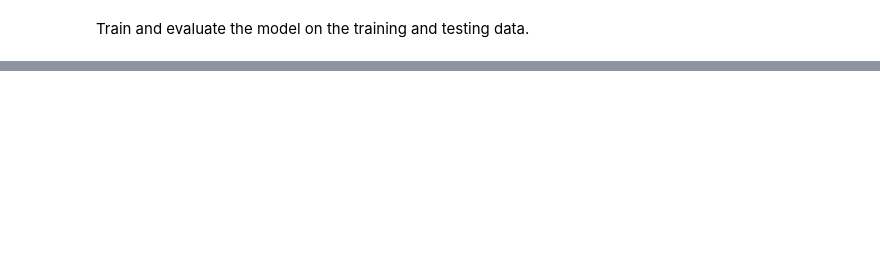
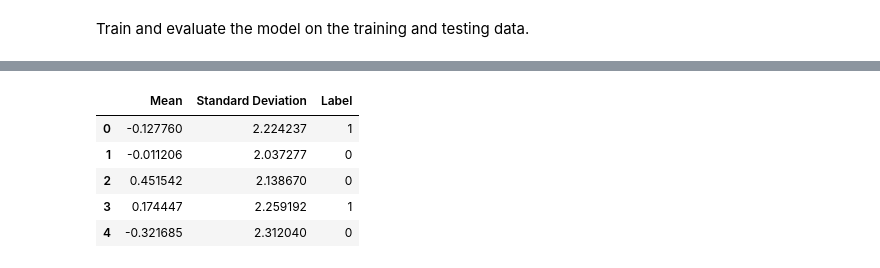
Before and after one commit to JustusRen/AI_Measurements, a Jupyter notebook: ann.ipynb, the cells around one changed output, grey strips where cells are left out. Cells and saved outputs as stored; diff of their text form; code cells hidden in the pictures; blank space fills up the shorter version.

Commit message:
Finalize BNN code and prediction output, delete extraneous files.

```diff
--- a/ann.ipynb
+++ b/ann.ipynb
@@ -276,7 +292,7 @@ def posterior(kernel_size, bias_size, dtype=None):
 Create and compile model. The code below creates a hybrid BNN with 2 8-unit deterministic layers and a 2-unit probabilistic layer. The output is a normal distribution based on the parameters learned in the posterior functions/distribution.
 # %%
 inputs = keras.Input(
-    shape=(feature_size,), dtype=tf.float64
+    shape=(maxlen,), dtype=tf.float64
 )
 
 features = keras.layers.BatchNormalization()(inputs)
@@ -350,27 +364,32 @@ Testing accuracy: 1.0
 # %%
 PREDICTION_ITERATIONS = 100
 
-results = pd.DataFrame(columns=['average', 'std', 'label'])
+results = {
+    'Mean': [],
+    'Standard Deviation': [],
+    'Label': [],
+}
 
 # predict on test samples
-for i, sample in enumerate(X_ts):
+for i, sample in enumerate(X_ts[0:50, :]):
     sample = sample.reshape(1, sample.shape[0])
     predictions = []
 
     for _ in range(PREDICTION_ITERATIONS):
         predictions.append(model.predict(sample))
 
     predictions = np.concatenate(predictions, axis=1)
-    average = np.average(predictions, axis=1)
-    standard_deviation = np.std(predictions, axis=1)
 
-    frame = pd.DataFrame({'average': average, 'std': standard_deviation, 'label': y_ts.array[i]})
-    pd.concat([results, frame])
+    results['Mean'].append(np.average(predictions, axis=1)[0])
+    results['Standard Deviation'].append(np.std(predictions, axis=1)[0])
+    results['Label'].append(y_ts.array[i])
 
-    # print(
-    #     f'Sample: {i}\n'
-    #     f'Average: {average[0]}\n'
-    #     f'Standard Deviation: {standard_deviation[0]}\n'
-    #     f'Label: {y_ts.array[i]}\n\n'
-    # )
+results = pd.DataFrame(data=results)
 results.head()
+# %% [output]
+|  | Mean | Standard Deviation | Label |
+| 0 | -0.127760 | 2.224237 | 1 |
+| 1 | -0.011206 | 2.037277 | 0 |
+| 2 | 0.451542 | 2.138670 | 0 |
+| 3 | 0.174447 | 2.259192 | 1 |
+| 4 | -0.321685 | 2.312040 | 0 |
```
Also changed, not shown: parts of 17 cells of this notebook, 7 other files.
